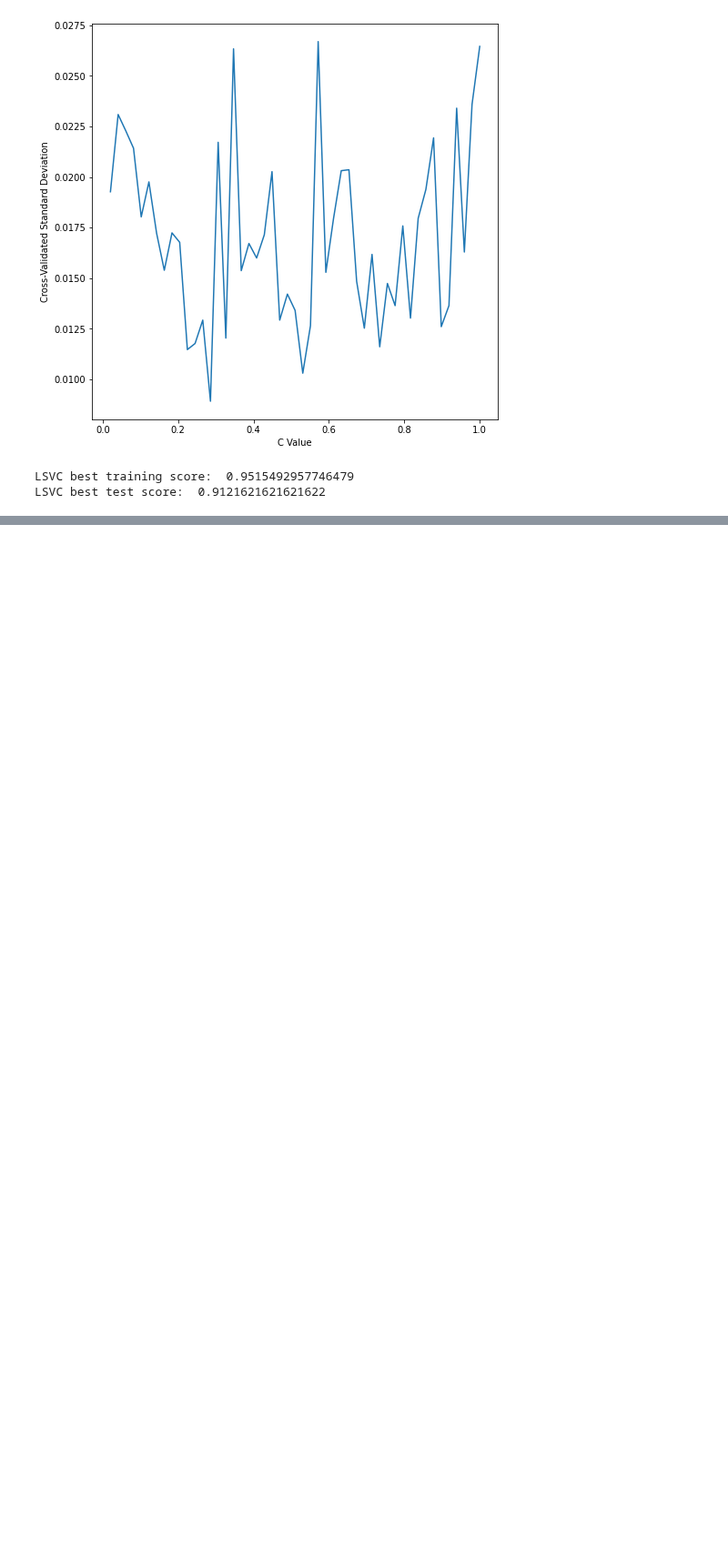
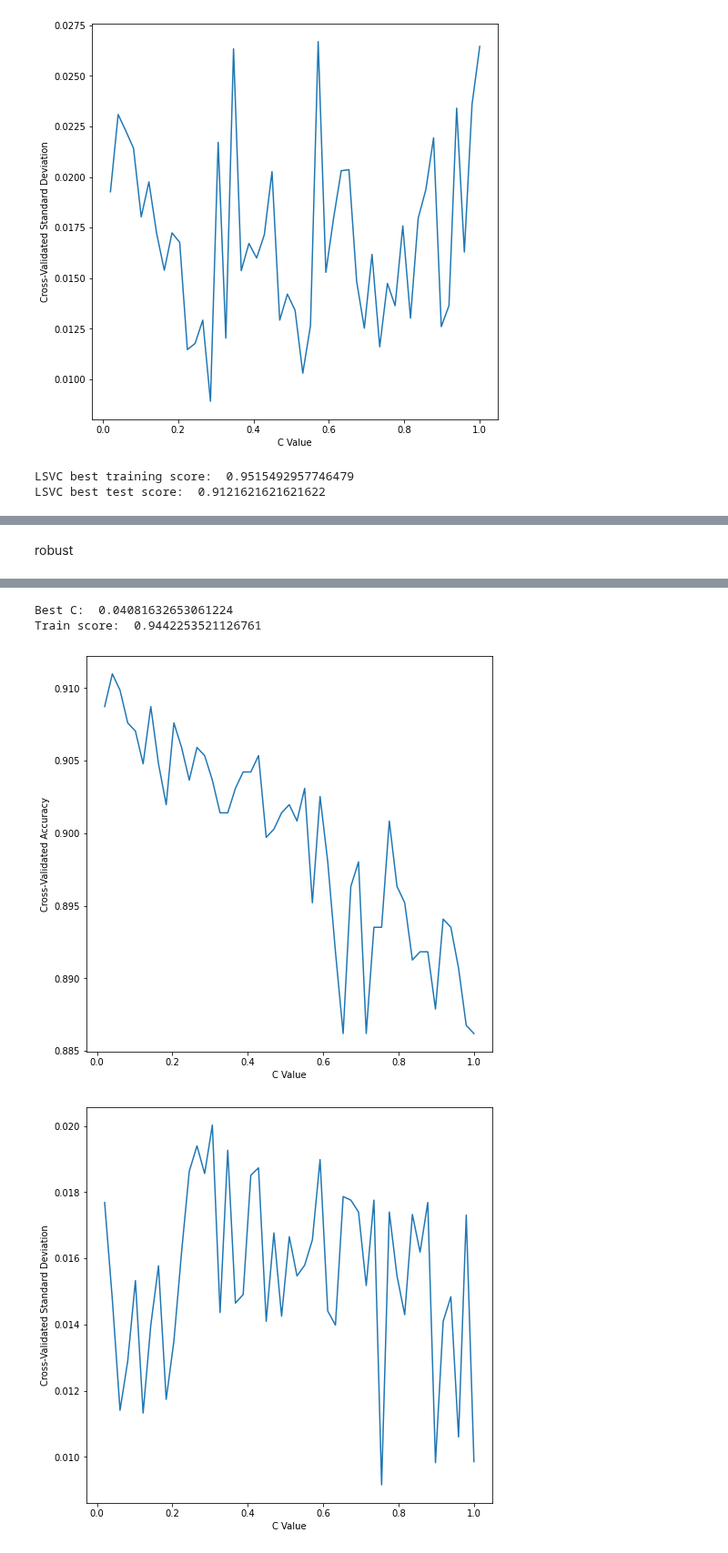
Before and after one commit to jasonmrimer/cse590-machine-learning, a Jupyter notebook: final-project/classifiers/linear svc.ipynb, the cells around one changed output, grey strips where cells are left out. Shown at 91% size. Cells and saved outputs as stored; diff of their text form; code cells hidden in the pictures; blank space fills up the shorter version.

```diff
--- a/final-project/classifiers/linear svc.ipynb
+++ b/final-project/classifiers/linear svc.ipynb
@@ -101,0 +151,5 @@ LSVC best test score:  0.9121621621621622
+# %% [markdown]
+robust
+# %%
+lsvc_explore_and_graph(np.linspace(0, 1, 50), X_train_robust)
+# %% [output]
@@ -101,0 +173,4 @@ LSVC best test score:  0.9121621621621622
+Best C:  0.04081632653061224
+Train score:  0.9442253521126761
+[figure, added]
+[figure, added]
```
Also changed, not shown: parts of 16 cells of this notebook.
